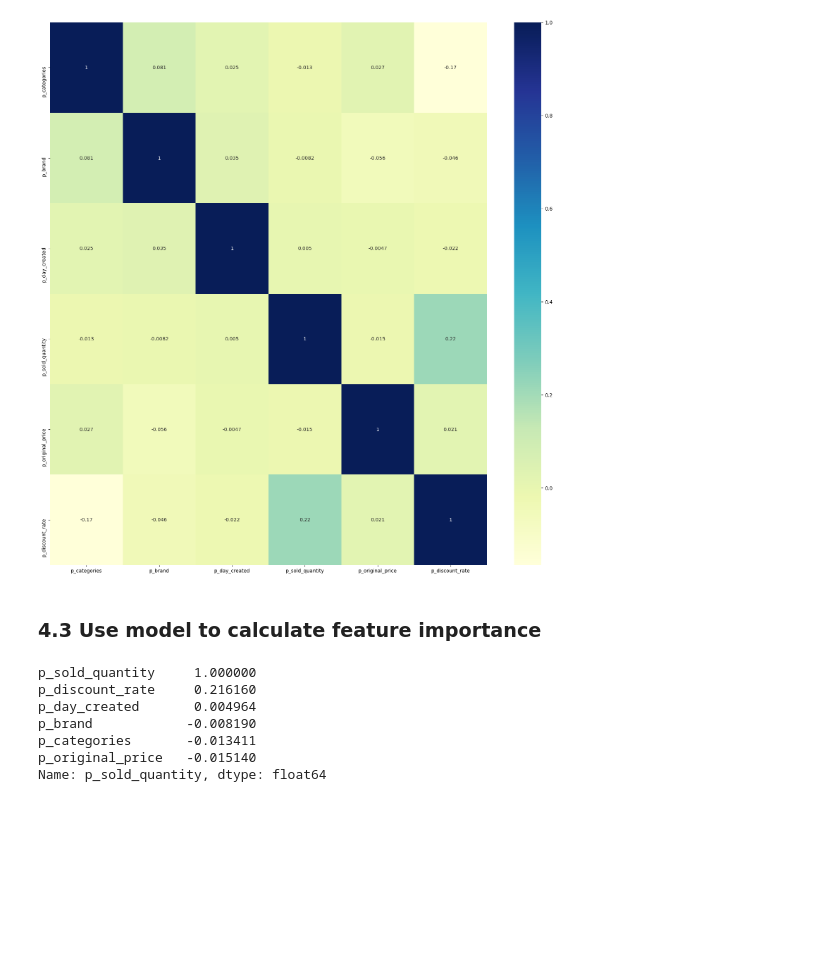
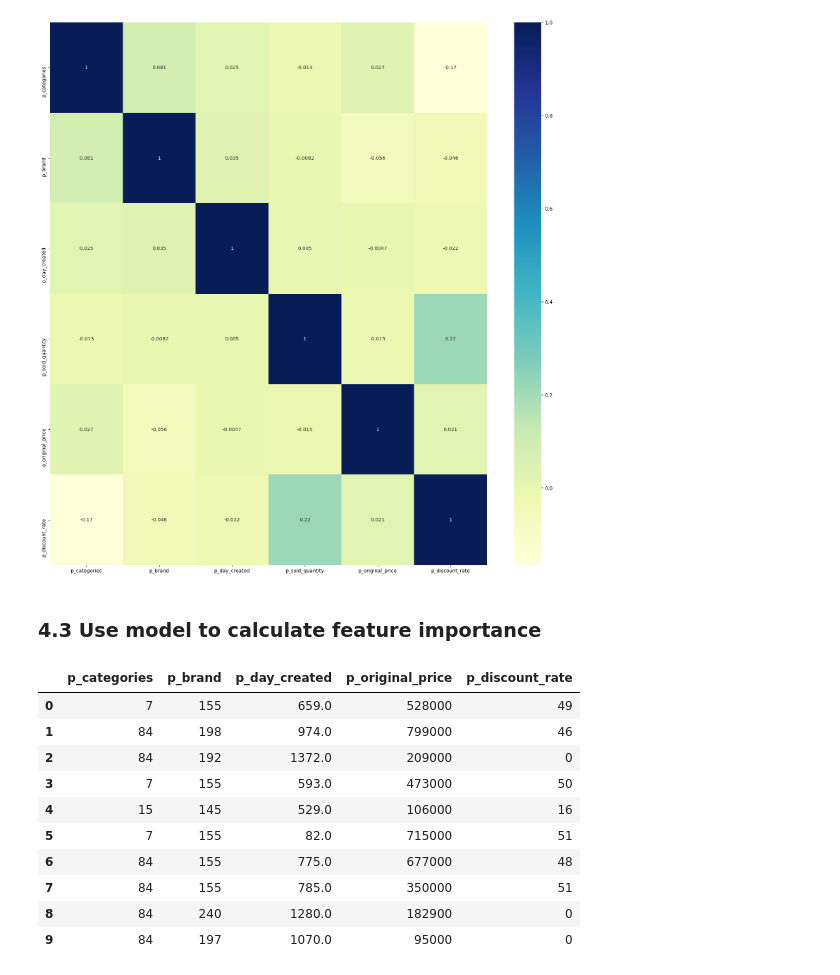
Before and after one commit to TienDat57/IntroductionToDataScience, a Jupyter notebook: src/features/index.ipynb, the cells around one changed output. Saved outputs shown, nothing was run; the diff lists cells and outputs as text; code cells hidden in the pictures; blank space fills up the shorter version.

```diff
--- a/src/features/index.ipynb
+++ b/src/features/index.ipynb
@@ -110,23 +110,24 @@ plt.show()
 canomical_data.to_csv('../../data/processed/canomical_data.csv', index=False)
 # %% [markdown]
 ### 4.3 Use model to calculate feature importance
-# %%
-corr = canomical_data.corr()
-corr.sort_values(["p_sold_quantity"], ascending = False, inplace = True)
-corr.p_sold_quantity.head(7)
-# %% [output]
-p_sold_quantity     1.000000
-p_discount_rate     0.216160
-p_day_created       0.004964
-p_brand            -0.008190
-p_categories       -0.013411
-p_original_price   -0.015140
-Name: p_sold_quantity, dtype: float64
 # %%
 X = canomical_data.drop('p_sold_quantity', axis='columns')
 y = testLabels = canomical_data.p_sold_quantity
 
 X_train, X_test, y_train, y_test = train_test_split(X, y, test_size=0.2, random_state=15)
+X.head(10)
+# %% [output]
+|  | p_categories | p_brand | p_day_created | p_original_price | p_discount_rate |
+| 0 | 7 | 155 | 659.0 | 528000 | 49 |
+| 1 | 84 | 198 | 974.0 | 799000 | 46 |
+| 2 | 84 | 192 | 1372.0 | 209000 | 0 |
+| 3 | 7 | 155 | 593.0 | 473000 | 50 |
+| 4 | 15 | 145 | 529.0 | 106000 | 16 |
+| 5 | 7 | 155 | 82.0 | 715000 | 51 |
+| 6 | 84 | 155 | 775.0 | 677000 | 48 |
+| 7 | 84 | 155 | 785.0 | 350000 | 51 |
+| 8 | 84 | 240 | 1280.0 | 182900 | 0 |
+| 9 | 84 | 197 | 1070.0 | 95000 | 0 |
 # %%
 import matplotlib.pyplot as plt
 from sklearn.ensemble import RandomForestRegressor
```
Also changed, not shown: parts of 3 cells of this notebook, 4 other files.
